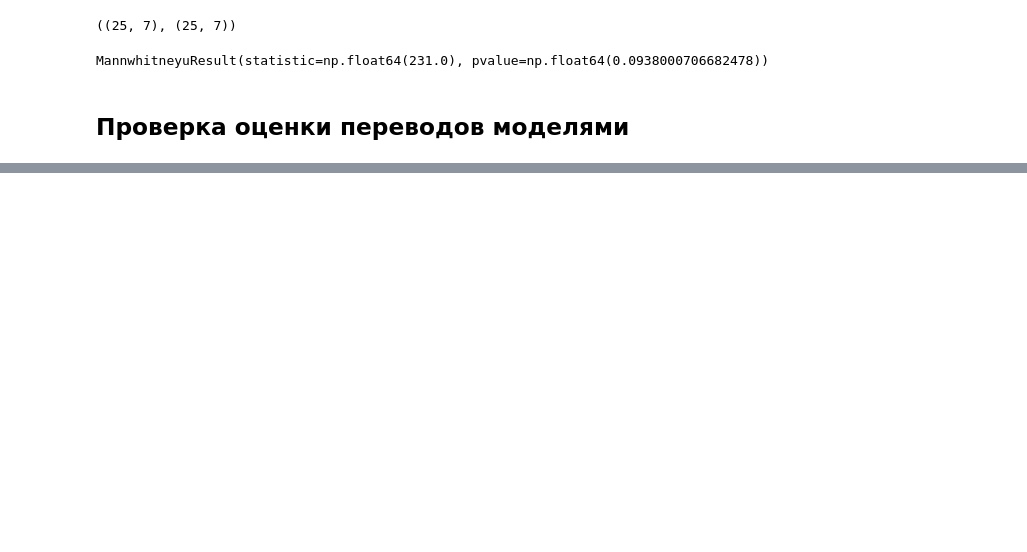
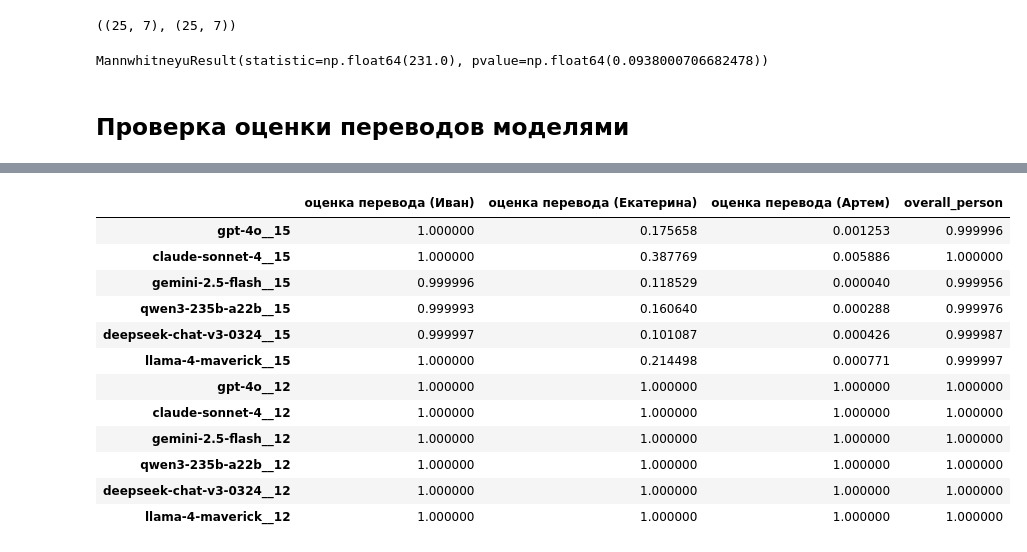
Before and after one commit to psytechlab/empathy_dataset_transfer, a Jupyter notebook: notebooks/translation_estimation_results.ipynb, the cells around one changed output, grey strips where cells are left out. Saved outputs shown, nothing was run; the diff lists cells and outputs as text; code cells hidden in the pictures; blank space fills up the shorter version.

Commit message:
adding models testing estimation

```diff
--- a/notebooks/translation_estimation_results.ipynb
+++ b/notebooks/translation_estimation_results.ipynb
@@ -192,0 +253,13 @@ MannwhitneyuResult(statistic=np.float64(336.0), pvalue=np.float64(0.342667636035
+# %%
+df_data1 = defaultdict(dict)
+
+for model in MODELS:
+	for col in ['оценка перевода (Иван)', 'оценка перевода (Екатерина)', 'оценка перевода (Артем)', 'overall_person']:
+		expected = estim1[col]
+		observed = estim1[f'value_{model}']
+		expected_scaled = expected * (observed.sum() / expected.sum())
+		df_data1[model][col] = chisquare(f_obs=observed, f_exp=expected_scaled)[1]
+# %%
+df1 = pd.DataFrame(df_data1).rename(columns={col: f"{col}__12" for col in df_data1.keys()}).T
+# %%
+df = pd.DataFrame(df_data).rename(columns={col: f"{col}__15" for col in df_data.keys()}).T
@@ -192,0 +286,18 @@ MannwhitneyuResult(statistic=np.float64(336.0), pvalue=np.float64(0.342667636035
+# %%
+combined_df = pd.concat([df, df1])
+# %%
+combined_df
+# %% [output]
+|  | оценка перевода (Иван) | оценка перевода (Екатерина) | оценка перевода (Артем) | overall_person |
+| gpt-4o__15 | 1.000000 | 0.175658 | 0.001253 | 0.999996 |
+| claude-sonnet-4__15 | 1.000000 | 0.387769 | 0.005886 | 1.000000 |
+| gemini-2.5-flash__15 | 0.999996 | 0.118529 | 0.000040 | 0.999956 |
+| qwen3-235b-a22b__15 | 0.999993 | 0.160640 | 0.000288 | 0.999976 |
+| deepseek-chat-v3-0324__15 | 0.999997 | 0.101087 | 0.000426 | 0.999987 |
+| llama-4-maverick__15 | 1.000000 | 0.214498 | 0.000771 | 0.999997 |
+| gpt-4o__12 | 1.000000 | 1.000000 | 1.000000 | 1.000000 |
+| claude-sonnet-4__12 | 1.000000 | 1.000000 | 1.000000 | 1.000000 |
+| gemini-2.5-flash__12 | 1.000000 | 1.000000 | 1.000000 | 1.000000 |
+| qwen3-235b-a22b__12 | 1.000000 | 1.000000 | 1.000000 | 1.000000 |
+| deepseek-chat-v3-0324__12 | 1.000000 | 1.000000 | 1.000000 | 1.000000 |
+| llama-4-maverick__12 | 1.000000 | 1.000000 | 1.000000 | 1.000000 |
```
Also changed, not shown: parts of 24 cells of this notebook.
